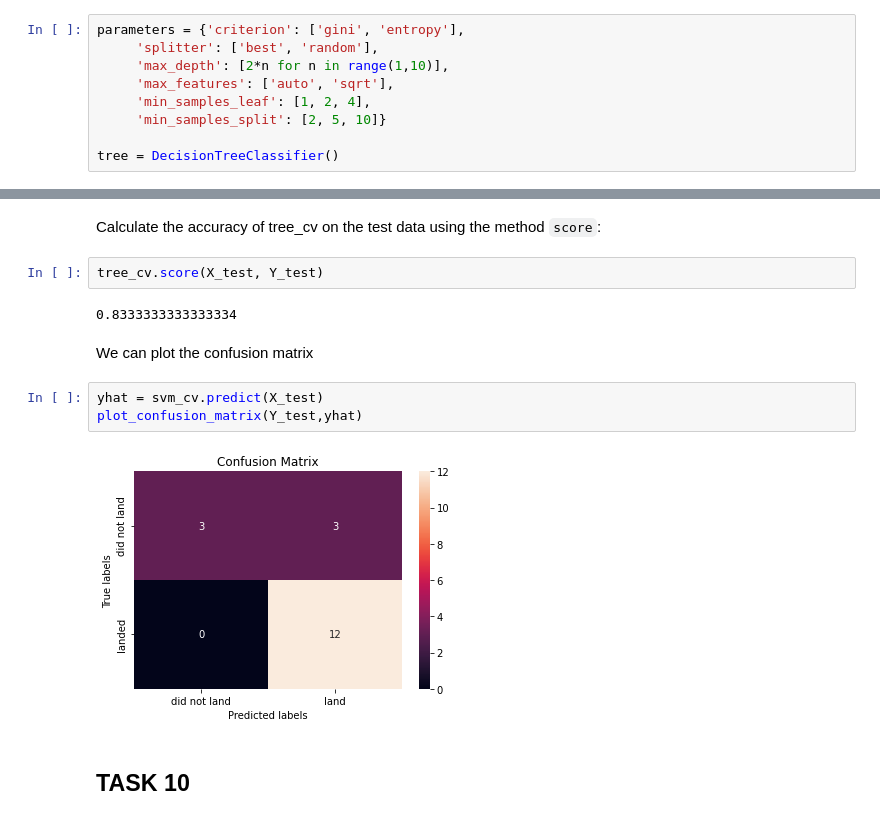
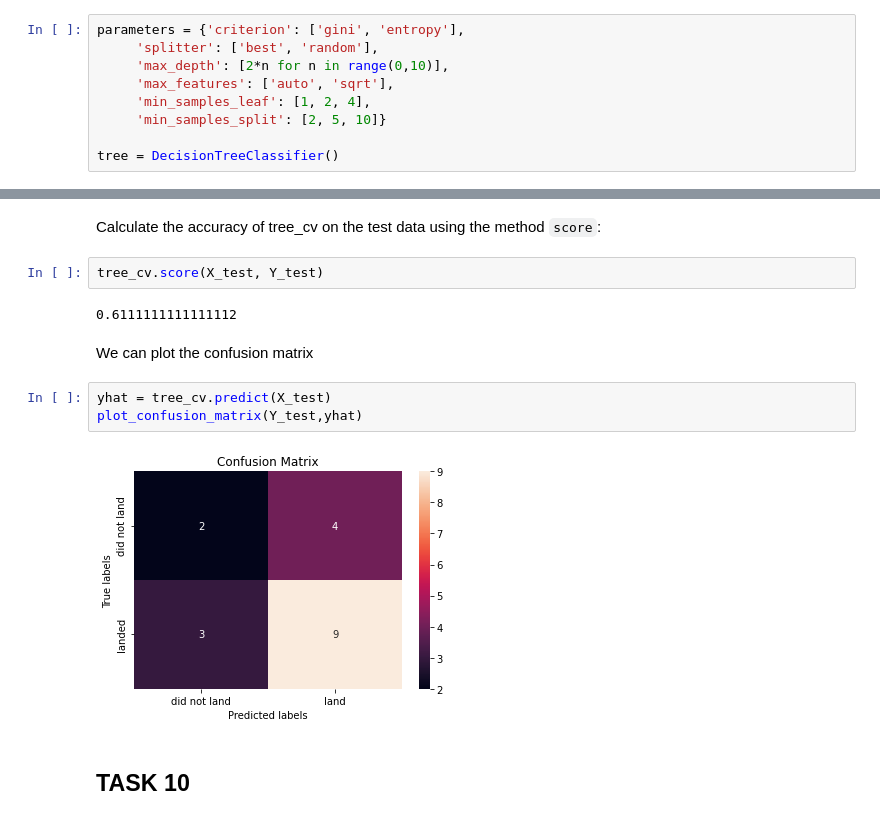
Before and after one commit to nguyenanhduc6479/data-science, a Jupyter notebook: 21.SpaceX_Machine Learning Prediction_Part_5.ipynb, the cells around one changed output, grey strips where cells are left out. Saved outputs shown, nothing was run; the diff lists cells and outputs as text.

```diff
--- a/21.SpaceX_Machine Learning Prediction_Part_5.ipynb
+++ b/21.SpaceX_Machine Learning Prediction_Part_5.ipynb
@@ -256,7 +256,7 @@ Create a decision tree classifier object then  create a  <code>GridSearchCV</cod
 # %%
 parameters = {'criterion': ['gini', 'entropy'],
      'splitter': ['best', 'random'],
-     'max_depth': [2*n for n in range(1,10)],
+     'max_depth': [2*n for n in range(0,10)],
      'max_features': ['auto', 'sqrt'],
      'min_samples_leaf': [1, 2, 4],
      'min_samples_split': [2, 5, 10]}
@@ -286,14 +303,14 @@ Calculate the accuracy of tree_cv on the test data using the method <code>score<
 # %%
 tree_cv.score(X_test, Y_test)
 # %% [output]
-0.8333333333333334
+0.6111111111111112
 # %% [markdown]
 We can plot the confusion matrix
 # %%
-yhat = svm_cv.predict(X_test)
+yhat = tree_cv.predict(X_test)
 plot_confusion_matrix(Y_test,yhat)
 # %% [output]
-[figure, old version]
+[figure, new version]
 # %% [markdown]
 ## TASK  10
 # %% [markdown]
```
Also changed, not shown: parts of 4 cells of this notebook.
